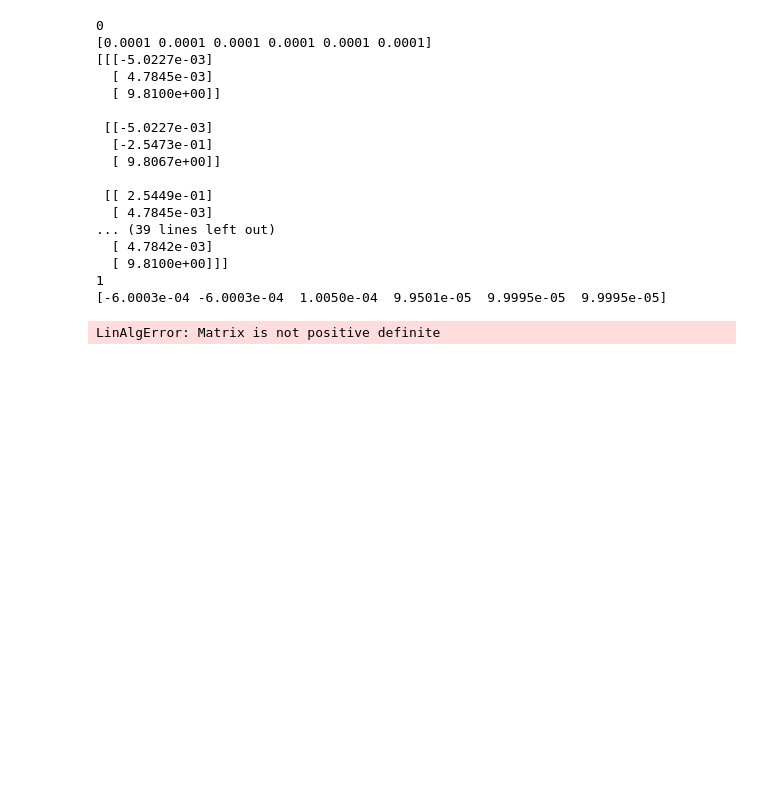
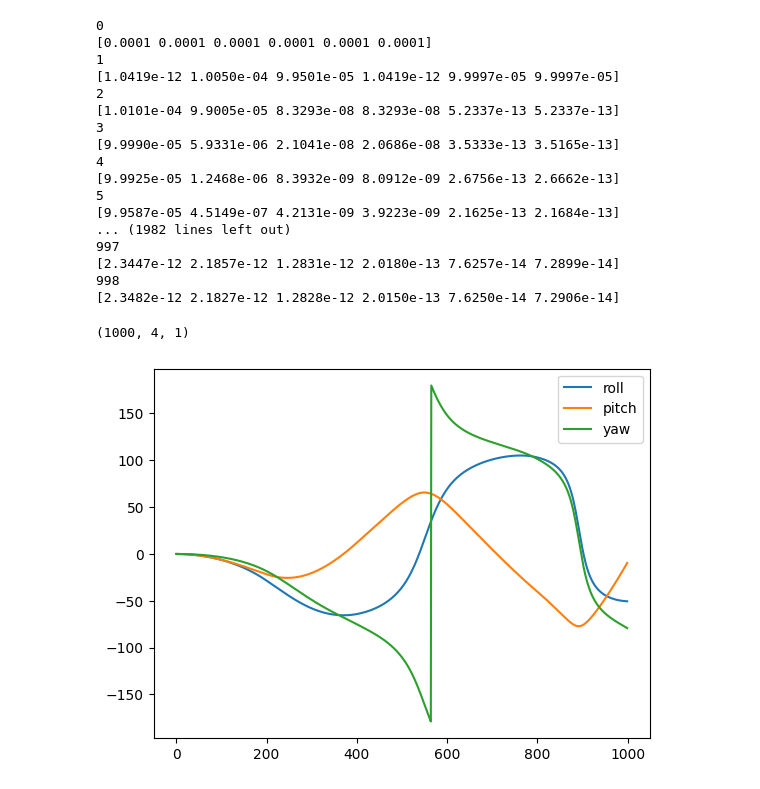
Before and after one commit to TimMagoun/usque, a Jupyter notebook: USQUE_python/data_explore.ipynb, the cells around one changed output. Drawn from its saved outputs; the diff is of its cells as text; code cells hidden in the pictures; blank space fills up the shorter version.

```diff
--- a/USQUE_python/data_explore.ipynb
+++ b/USQUE_python/data_explore.ipynb
@@ -24,30 +22,45 @@ from usque import run_ukf, DEFAULT_TYPE
 from consts import n, N
 
 # Initialize everything
-x0 = np.array([[0, 0, 0, 0.1, 0.1, 0.1]], dtype=DEFAULT_TYPE).T
+x0 = np.array([[0, 0, 0, 0, 0, 0]], dtype=DEFAULT_TYPE).T
 # P0 = diag([attitude err cov, bias err cov])
 P0 = np.eye(n, dtype=DEFAULT_TYPE) * 1e-4  # TODO double check
 
 Y = data["noisy_acc"]  # IMU Accel observations
 W = data["noisy_omega"]  # IMU Gyro observations
 
-run_ukf(x0, P0, Y, W)
+q, P = run_ukf(x0, P0, Y, W)
 # %% [output]
 0
 [0.0001 0.0001 0.0001 0.0001 0.0001 0.0001]
-[[[-5.0227e-03]
-  [ 4.7845e-03]
-  [ 9.8100e+00]]
-
- [[-5.0227e-03]
-  [-2.5473e-01]
-  [ 9.8067e+00]]
-
- [[ 2.5449e-01]
-  [ 4.7845e-03]
-... (39 lines left out)
-  [ 4.7842e-03]
-  [ 9.8100e+00]]]
 1
-[-6.0003e-04 -6.0003e-04  1.0050e-04  9.9501e-05  9.9995e-05  9.9995e-05]
+[1.0419e-12 1.0050e-04 9.9501e-05 1.0419e-12 9.9997e-05 9.9997e-05]
+2
+[1.0101e-04 9.9005e-05 8.3293e-08 8.3293e-08 5.2337e-13 5.2337e-13]
+3
+[9.9990e-05 5.9331e-06 2.1041e-08 2.0686e-08 3.5333e-13 3.5165e-13]
+4
+[9.9925e-05 1.2468e-06 8.3932e-09 8.0912e-09 2.6756e-13 2.6662e-13]
+5
+[9.9587e-05 4.5149e-07 4.2131e-09 3.9223e-09 2.1625e-13 2.1684e-13]
+... (1982 lines left out)
+997
+[2.3447e-12 2.1857e-12 1.2831e-12 2.0180e-13 7.6257e-14 7.2899e-14]
+998
+[2.3482e-12 2.1827e-12 1.2828e-12 2.0150e-13 7.6250e-14 7.2906e-14]
-LinAlgError: Matrix is not positive definite
+# %%
+from quat import prop_matrix
+
+naive_q = np.zeros((N, 4, 1))
+naive_q[0, :, 0] = np.array([0, 0, 0, 1])
+for i in range(1, N):
+    naive_q[i] = prop_matrix(W[i]) @ naive_q[i - 1]
+    # normalize
+    naive_q[i] /= np.linalg.norm(naive_q[i])
+
+print(q.shape)
+rotations = R.from_quat(naive_q[:, :, 0])
+plot_rpy(rotations.as_euler("zyx", degrees=True))
+# %% [output]
+(1000, 4, 1)
+[figure, added]
```
Also changed, not shown: parts of 3 cells of this notebook, 5 other files.
